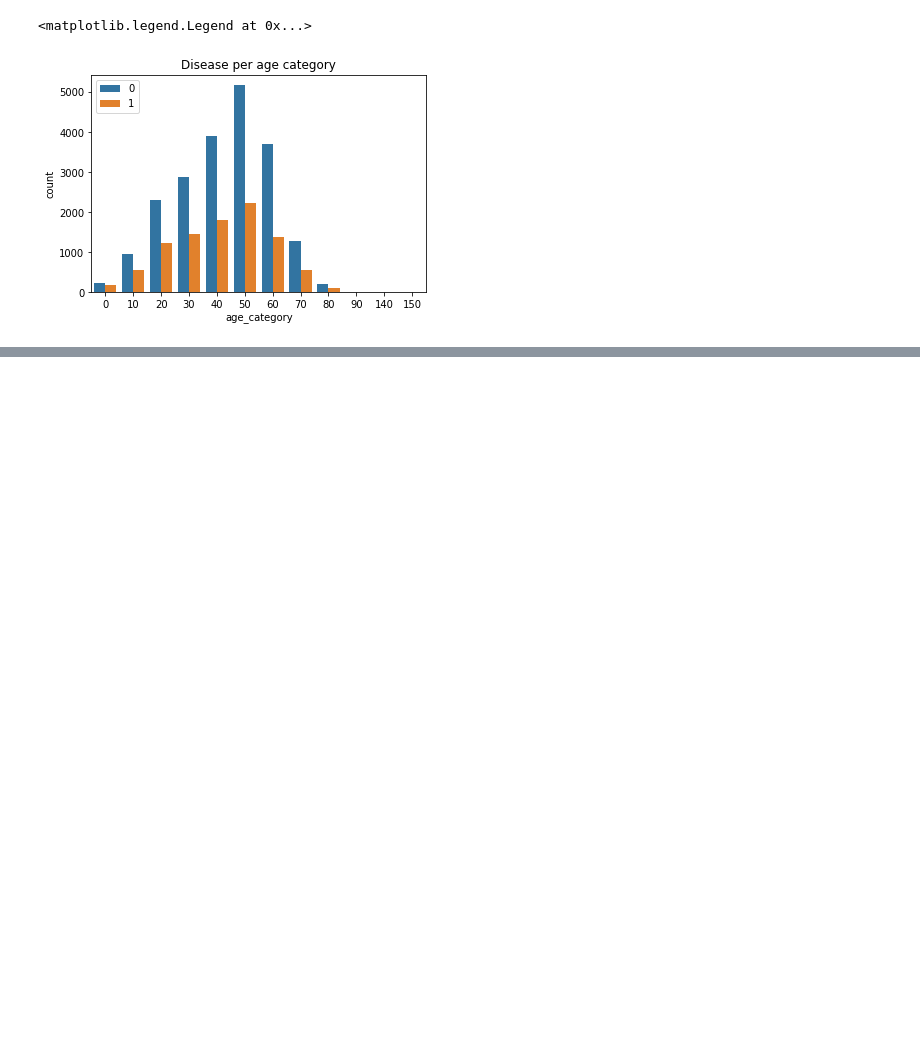
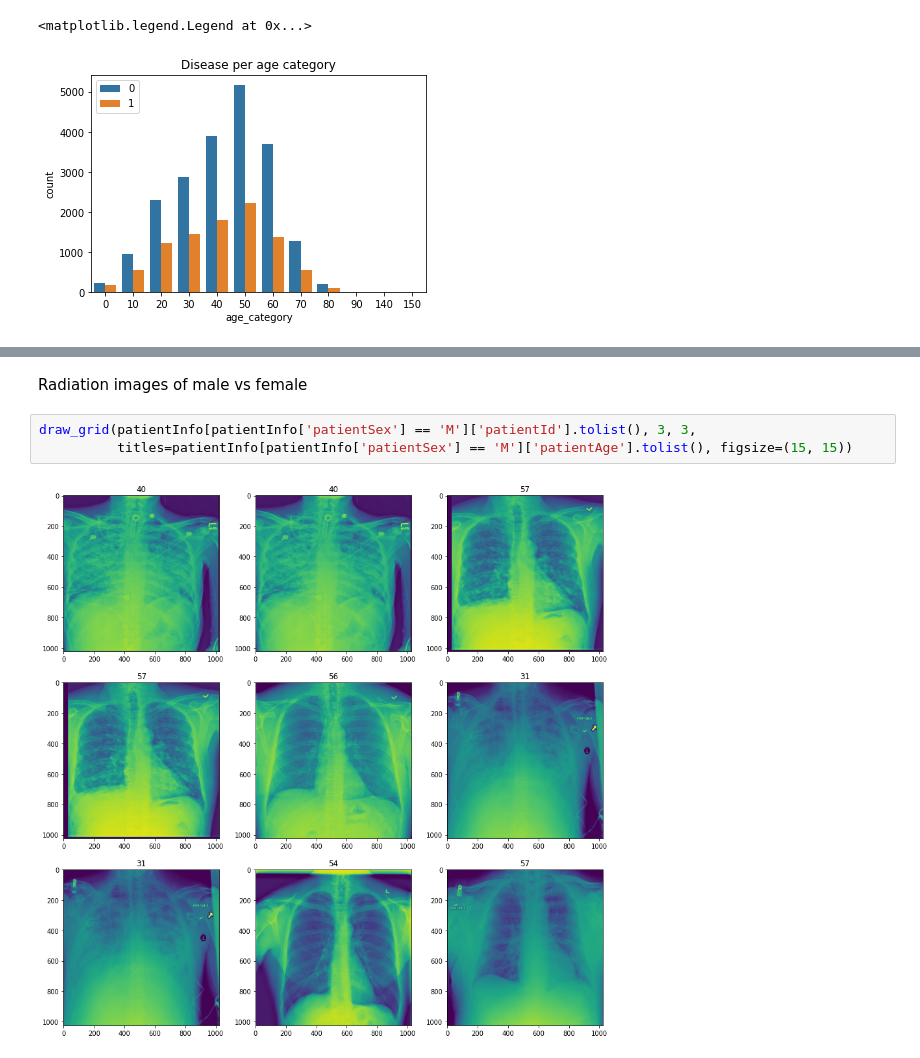
Before and after one commit to aimllearning/CapstoneProject, a Jupyter notebook: CapstoneProject_CV.ipynb, the cells around one changed output, grey strips where cells are left out. Cells and saved outputs as stored; diff of their text form; blank space fills up the shorter version.

```diff
--- a/CapstoneProject_CV.ipynb
+++ b/CapstoneProject_CV.ipynb
@@ -291,0 +301,7 @@ ax.legend()
+# %% [markdown]
+Radiation images of male vs female
+# %%
+draw_grid(patientInfo[patientInfo['patientSex'] == 'M']['patientId'].tolist(), 3, 3,
+          titles=patientInfo[patientInfo['patientSex'] == 'M']['patientAge'].tolist(), figsize=(15, 15))
+# %% [output]
+[figure, added]
```
Also changed, not shown: parts of 6 cells of this notebook.
